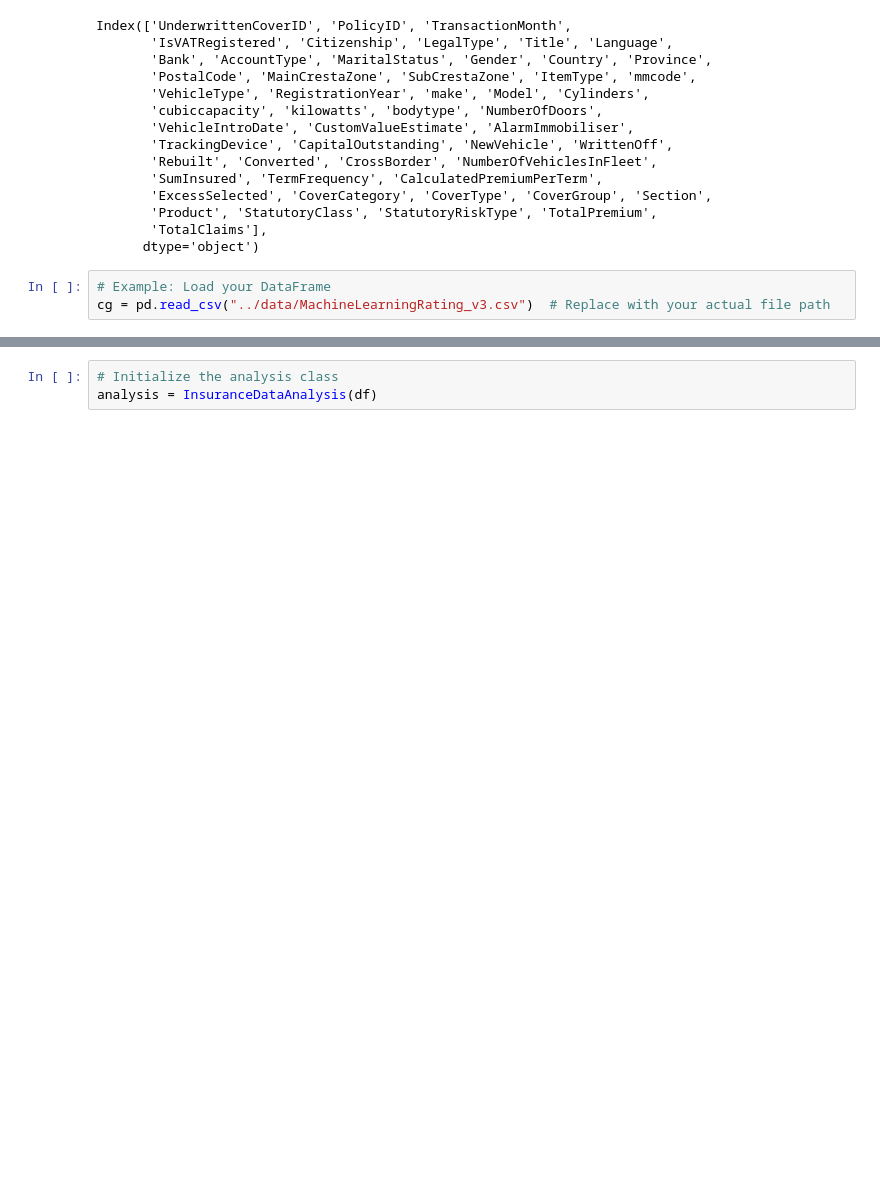
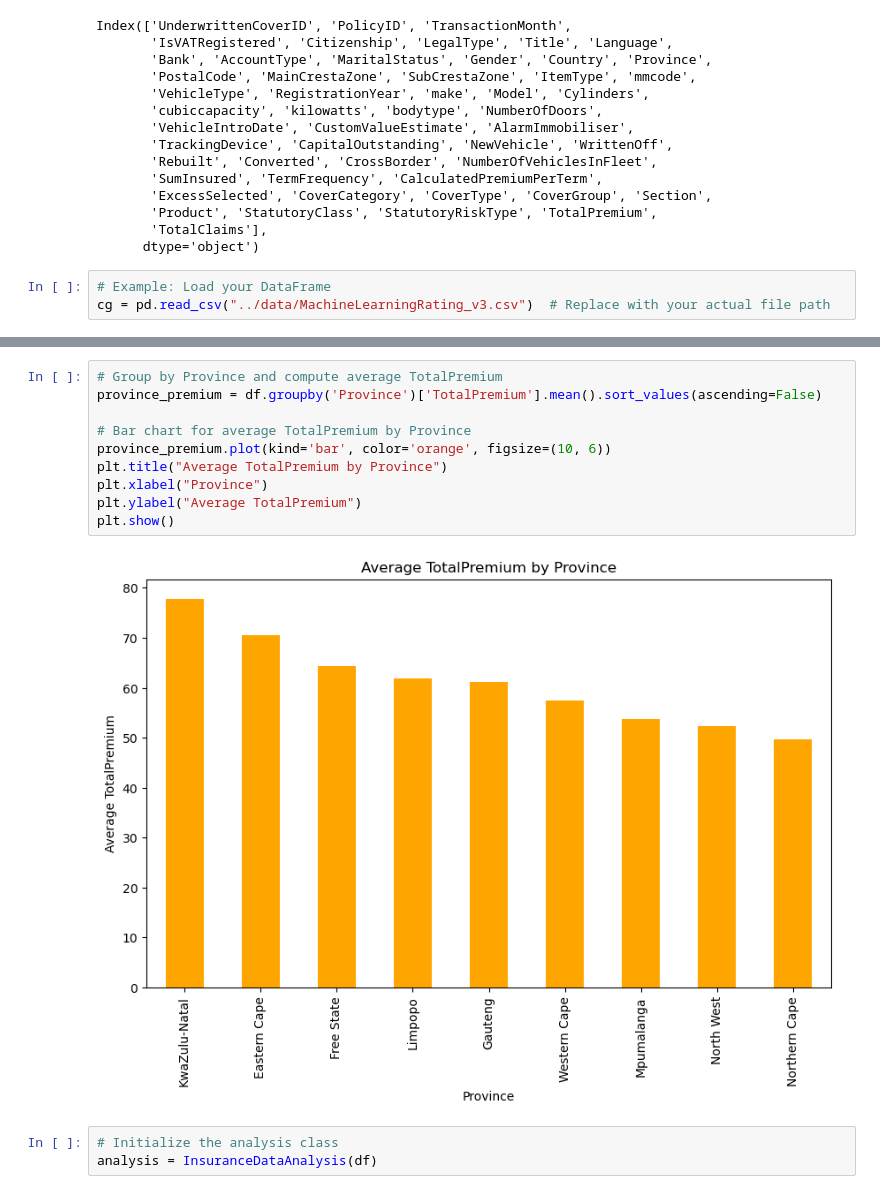
Before and after one commit to MinaseGirma/AlphaCare-marketing-strategy, a Jupyter notebook: notebooks/Eda.ipynb, the cells around one changed output, grey strips where cells are left out. Cells and saved outputs as stored; diff of their text form; blank space fills up the shorter version.

```diff
--- a/notebooks/Eda.ipynb
+++ b/notebooks/Eda.ipynb
@@ -186,3 +246,15 @@ cg = pd.read_csv("../data/MachineLearningRating_v3.csv")  # Replace with your ac
+# %%
+# Group by Province and compute average TotalPremium
+province_premium = df.groupby('Province')['TotalPremium'].mean().sort_values(ascending=False)
+
+# Bar chart for average TotalPremium by Province
+province_premium.plot(kind='bar', color='orange', figsize=(10, 6))
+plt.title("Average TotalPremium by Province")
+plt.xlabel("Province")
+plt.ylabel("Average TotalPremium")
+plt.show()
+# %% [output]
+[figure, added]
 # %%
 # Initialize the analysis class
 analysis = InsuranceDataAnalysis(df)
```
Also changed, not shown: parts of 6 cells of this notebook.
